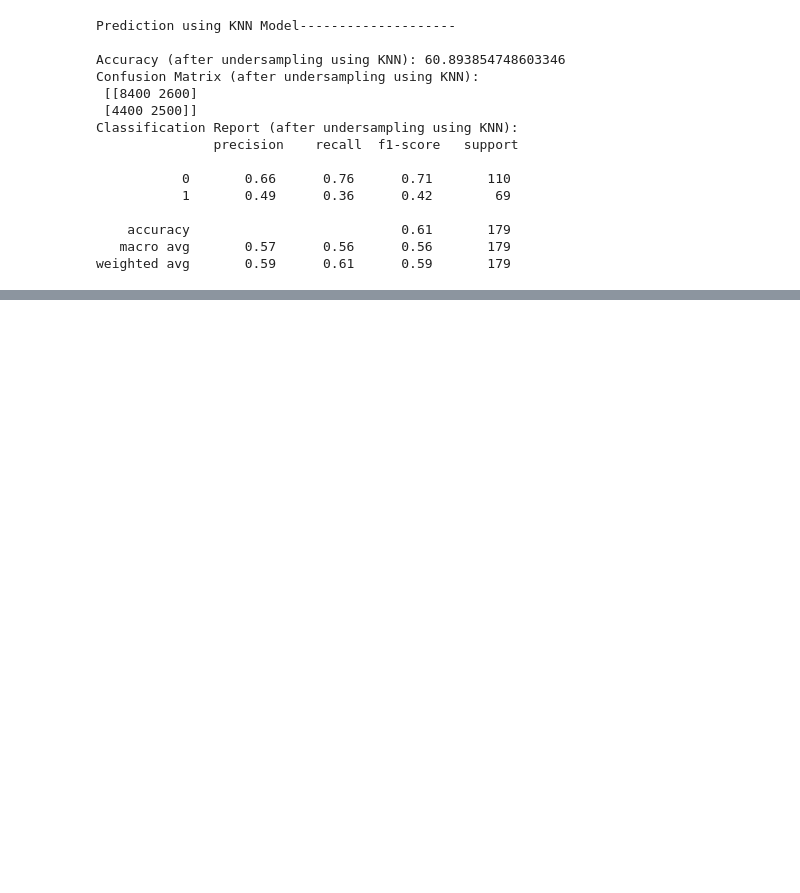
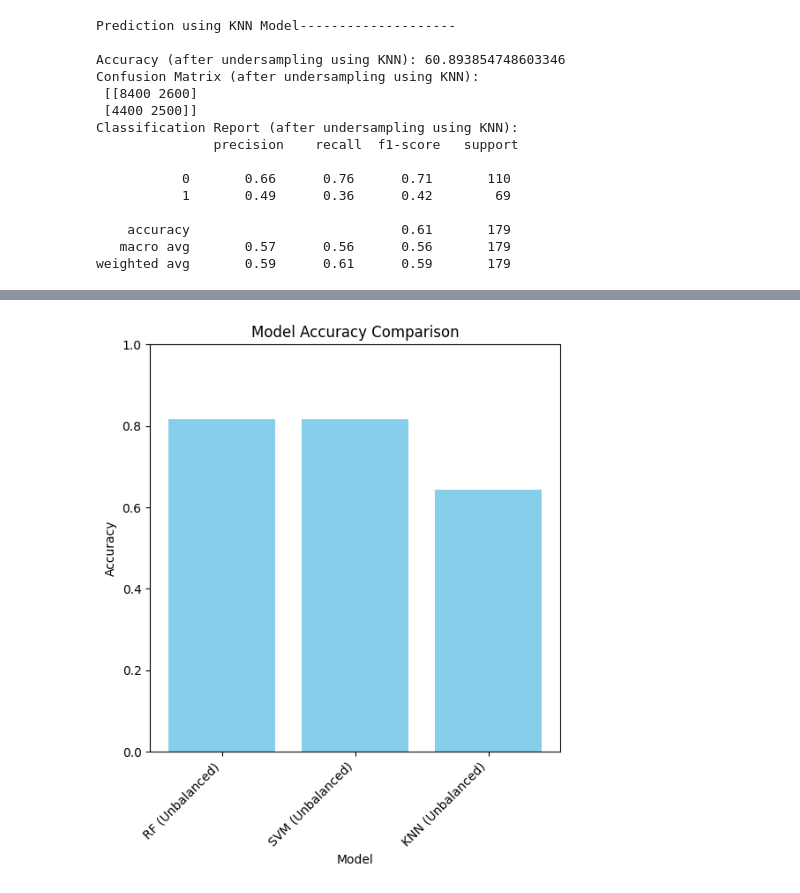
Before and after one commit to alamfaixan/ML-Project-Titanic, a Jupyter notebook: ML_project.ipynb, the cells around one changed output, grey strips where cells are left out. Saved outputs shown, nothing was run; the diff lists cells and outputs as text; code cells hidden in the pictures; blank space fills up the shorter version.

Commit message:
commit_graphs_added

```diff
--- a/ML_project.ipynb
+++ b/ML_project.ipynb
@@ -155,7 +161,7 @@ Number of 1s (Survived): 342
 # %%
 X_train, X_test, Y_train, Y_test = train_test_split(X_train,Y_train, test_size=0.2, random_state=42, stratify=Y_train)
 # %%
-Model = RandomForestClassifier(random_state=42)
+Model_RF = RandomForestClassifier(random_state=42)
 # %%
 Model_svm = svm.SVC()
 # %%
@@ -457,0 +588,21 @@ weighted avg       0.59      0.61      0.59       179
+# %%
+import matplotlib.pyplot as plt
+
+# Accuracy scores for each model
+accuracy_scores = {
+    'RF (Unbalanced)': accuracy_score(Y_test, Y_pred),
+    'SVM (Unbalanced)': accuracy_score(Y_test, Y_pred_svm),
+    'KNN (Unbalanced)': accuracy_score(Y_test, Y_pred_KNN),
+}
+
+# Plotting the results
+plt.figure(figsize=(6, 6))
+plt.bar(accuracy_scores.keys(), accuracy_scores.values(), color='skyblue')
+plt.xlabel('Model')
+plt.ylabel('Accuracy')
+plt.title('Model Accuracy Comparison')
+plt.xticks(rotation=45, ha='right')
+plt.ylim(0, 1)
+plt.show()
+# %% [output]
+[figure, added]
```
Also changed, not shown: parts of 26 cells of this notebook.
